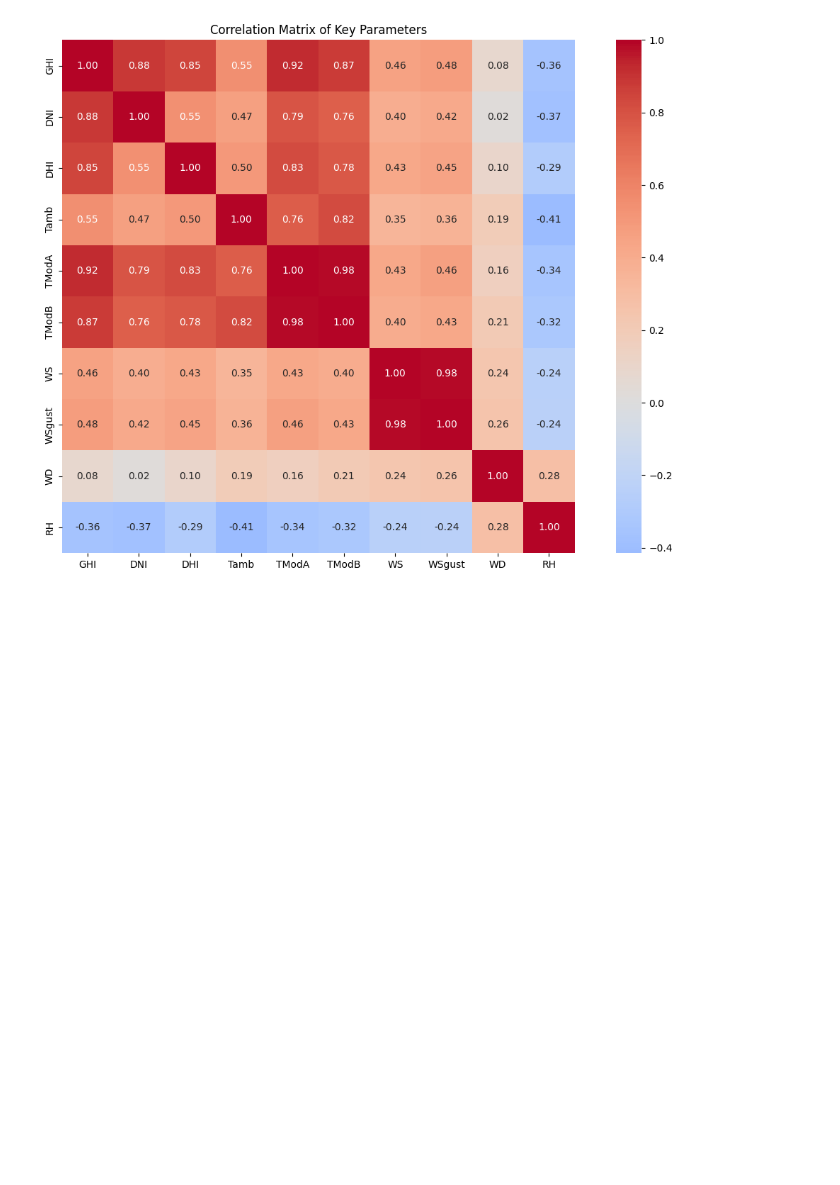
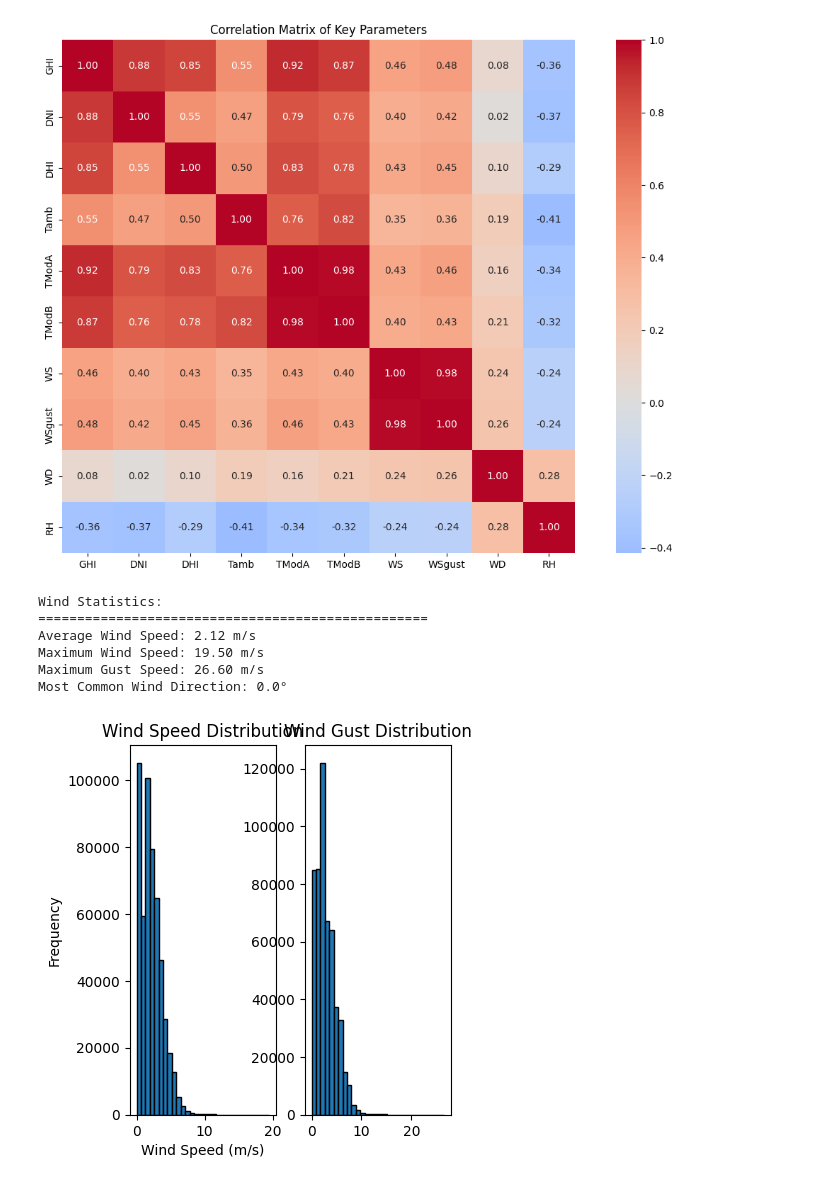
Before and after one commit to ElhamW688/SRA, a Jupyter notebook: notebooks/analysis.ipynb, the cells around one changed output. Drawn from its saved outputs; the diff is of its cells as text; code cells hidden in the pictures; blank space fills up the shorter version.

```diff
--- a/notebooks/analysis.ipynb
+++ b/notebooks/analysis.ipynb
@@ -255,3 +255,35 @@ def perform_correlation_analysis(df):
 perform_correlation_analysis(benin)
 # %% [output]
 [figure]
+# %%
+def analyze_wind_patterns(df):
+    from windrose import WindroseAxes  # Make sure to install windrose package
+    # 1. Basic Wind Statistics
+    print("Wind Statistics:")
+    print("="*50)
+    print(f"Average Wind Speed: {df['WS'].mean():.2f} m/s")
+    print(f"Maximum Wind Speed: {df['WS'].max():.2f} m/s")
+    print(f"Maximum Gust Speed: {df['WSgust'].max():.2f} m/s")
+    print(f"Most Common Wind Direction: {df['WD'].mode().iloc[0]:.1f}°")
+
+    # Wind Speed Histogram
+    plt.subplot(1, 3, 1)
+    plt.hist(df['WS'], bins=30, edgecolor='black')
+    plt.title('Wind Speed Distribution')
+    plt.xlabel('Wind Speed (m/s)')
+    plt.ylabel('Frequency')
+
+    # Wind Gust Distribution
+    plt.subplot(1, 3, 2)
+    plt.hist(df['WSgust'], bins=30, edgecolor='black')
+    plt.title('Wind Gust Distribution')
+
+analyze_wind_patterns(benin)
+# %% [output]
+Wind Statistics:
+==================================================
+Average Wind Speed: 2.12 m/s
+Maximum Wind Speed: 19.50 m/s
+Maximum Gust Speed: 26.60 m/s
+Most Common Wind Direction: 0.0°
+[figure, added]
```
Also changed, not shown: parts of 2 cells of this notebook.
